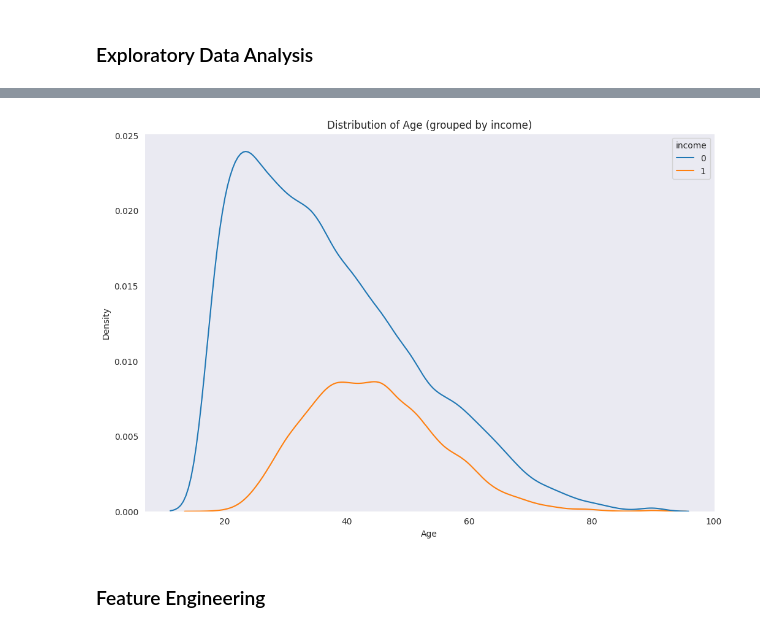
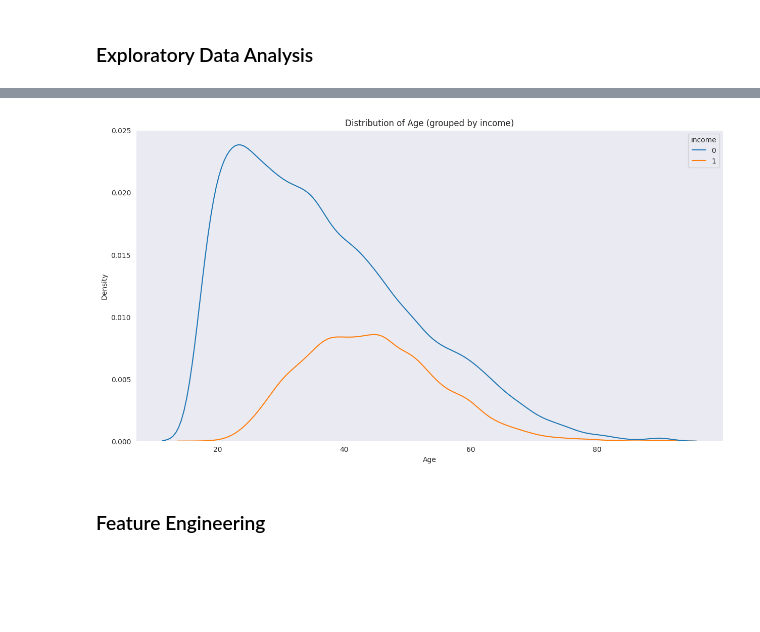
Before and after one commit to alvinnebula/DecisionTree_MapReduce, a Jupyter notebook: DecisionTreeClassifier_OriginalData.ipynb, the cells around one changed output, grey strips where cells are left out. Saved outputs shown, nothing was run; the diff lists cells and outputs as text; code cells hidden in the pictures; blank space fills up the shorter version.

```diff
--- a/DecisionTreeClassifier_OriginalData.ipynb
+++ b/DecisionTreeClassifier_OriginalData.ipynb
@@ -74,7 +75,7 @@ memory usage: 2.5+ MB
 # %%
 df["income"] = df["income"].replace(["<=50K",">50K"], [0,1])
 # %%
-train, test = train_test_split(df, random_state = 200, train_size = 0.8, stratify = df["income"])
+train, test = train_test_split(df, random_state = 420, train_size = 0.85, stratify = df["income"])
 # %%
 train_0 = train[train["income"] == 0]
 train_0 = train_0.drop_duplicates()
@@ -143,12 +135,12 @@ cat_chart(train, "marital_relation")
 # %%
-plt.figure(figsize = (12,8))
+plt.figure(figsize = (15,8))
 sns.kdeplot(x = "age", hue = "income", data = train)
 plt.title("Distribution of Age (grouped by income)")
 plt.xlabel("Age")
 plt.ylabel("Density")
 plt.show();
 # %% [output]
-[figure, old version]
+[figure, new version]
 # %% [markdown]
 ### Feature Engineering
 # %%
```
Also changed, not shown: parts of 43 cells of this notebook.
